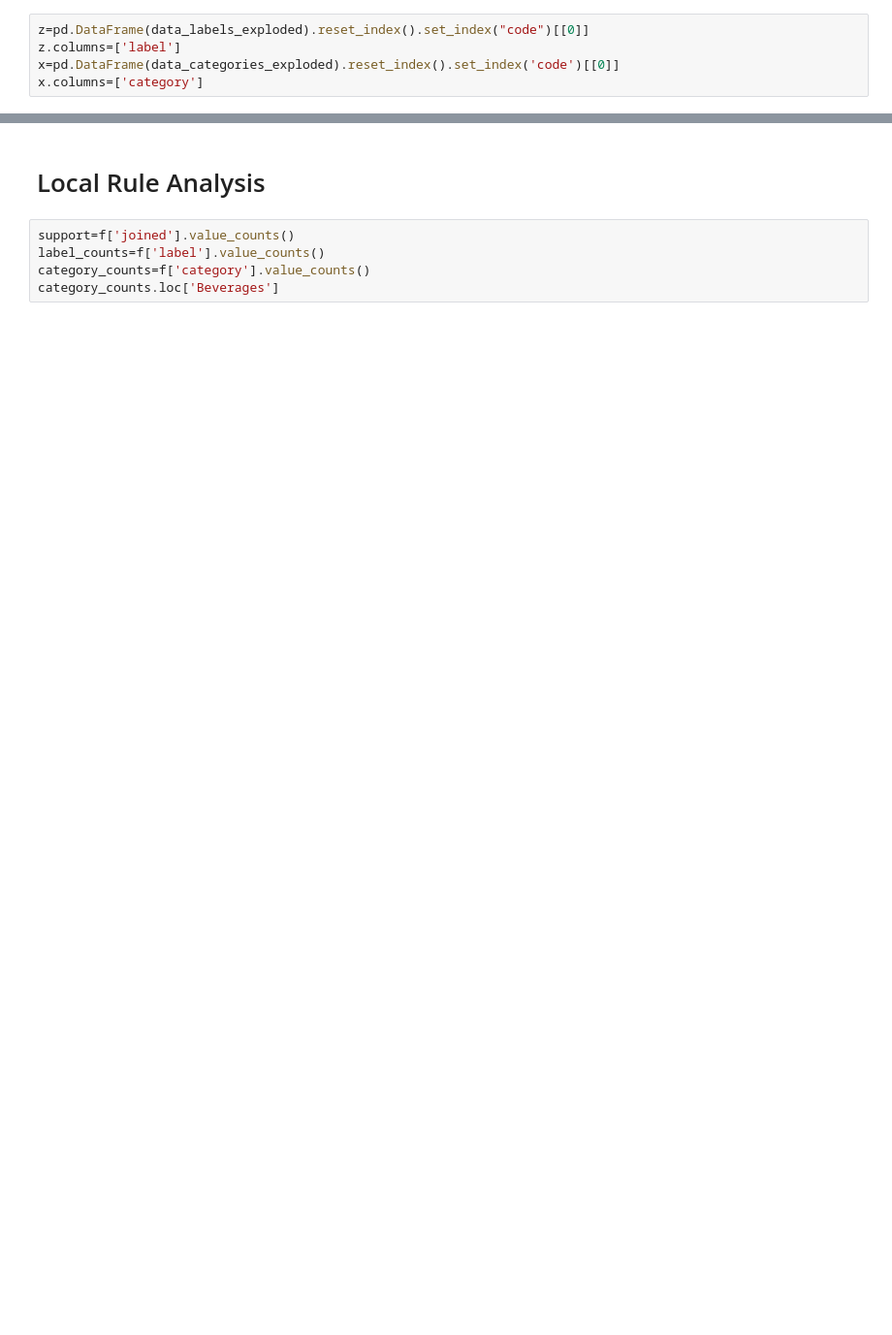
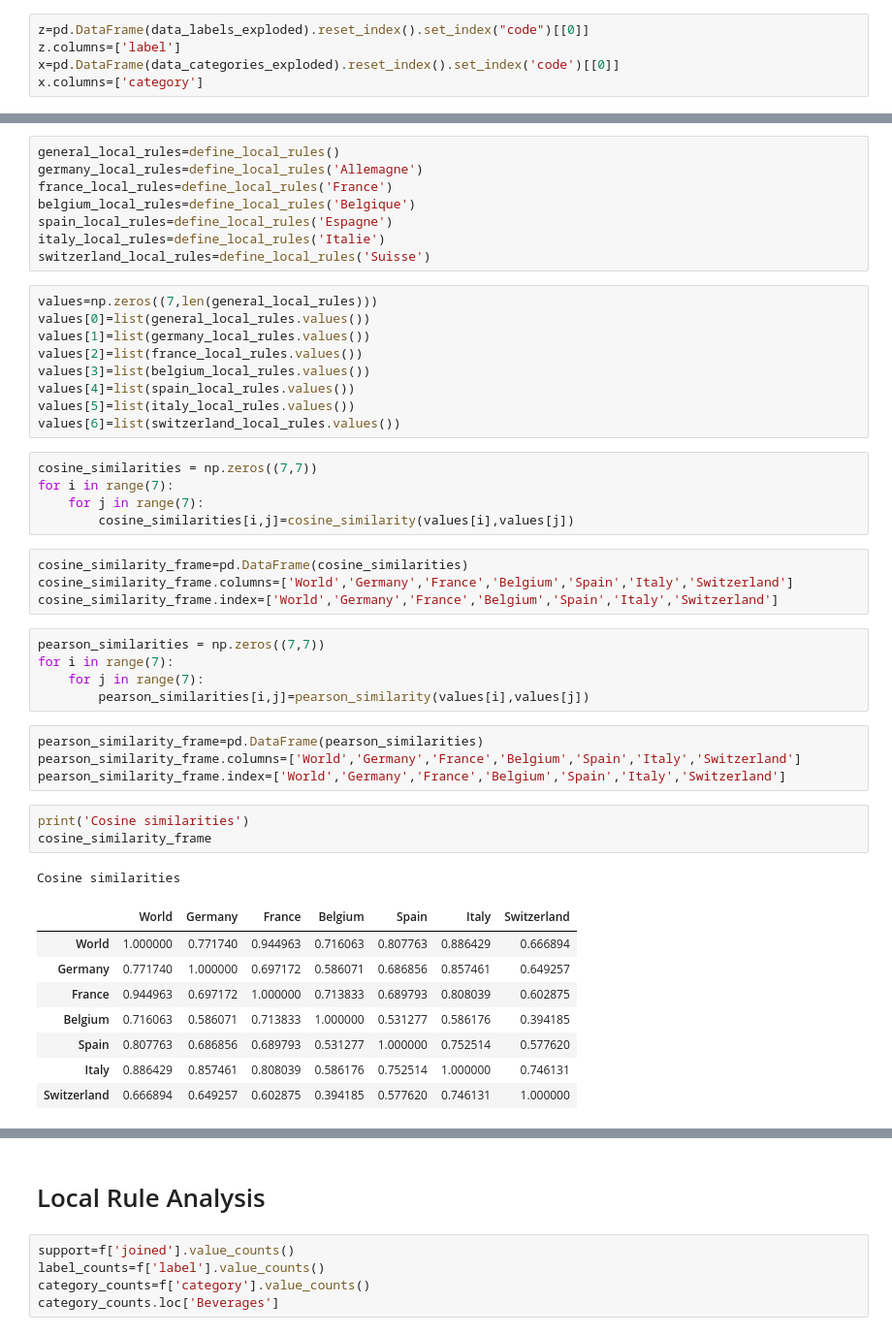
Before and after one commit to lanzrein/ada_project, a Jupyter notebook: JupiterAllmightyMicron.ipynb, the cells around one changed output, grey strips where cells are left out. Shown at 97% size. Cells and saved outputs as stored; diff of their text form; blank space fills up the shorter version.

Commit message:
local rule analysis

```diff
--- a/JupiterAllmightyMicron.ipynb
+++ b/JupiterAllmightyMicron.ipynb
@@ -55,0 +176,48 @@ highest_labels=highest_labels.tolist()
+# %%
+general_local_rules=define_local_rules()
+germany_local_rules=define_local_rules('Allemagne')
+france_local_rules=define_local_rules('France')
+belgium_local_rules=define_local_rules('Belgique')
+spain_local_rules=define_local_rules('Espagne')
+italy_local_rules=define_local_rules('Italie')
+switzerland_local_rules=define_local_rules('Suisse')
+# %%
+values=np.zeros((7,len(general_local_rules)))
+values[0]=list(general_local_rules.values())
+values[1]=list(germany_local_rules.values())
+values[2]=list(france_local_rules.values())
+values[3]=list(belgium_local_rules.values())
+values[4]=list(spain_local_rules.values())
+values[5]=list(italy_local_rules.values())
+values[6]=list(switzerland_local_rules.values())
+# %%
+cosine_similarities = np.zeros((7,7))
+for i in range(7):
+    for j in range(7):
+        cosine_similarities[i,j]=cosine_similarity(values[i],values[j])
+# %%
+cosine_similarity_frame=pd.DataFrame(cosine_similarities)
+cosine_similarity_frame.columns=['World','Germany','France','Belgium','Spain','Italy','Switzerland']
+cosine_similarity_frame.index=['World','Germany','France','Belgium','Spain','Italy','Switzerland']
+# %%
+pearson_similarities = np.zeros((7,7))
+for i in range(7):
+    for j in range(7):
+        pearson_similarities[i,j]=pearson_similarity(values[i],values[j])
+# %%
+pearson_similarity_frame=pd.DataFrame(pearson_similarities)
+pearson_similarity_frame.columns=['World','Germany','France','Belgium','Spain','Italy','Switzerland']
+pearson_similarity_frame.index=['World','Germany','France','Belgium','Spain','Italy','Switzerland']
+# %%
+print('Cosine similarities')
+cosine_similarity_frame
+# %% [output]
+Cosine similarities
+|  | World | Germany | France | Belgium | Spain | Italy | Switzerland |
+| World | 1.000000 | 0.771740 | 0.944963 | 0.716063 | 0.807763 | 0.886429 | 0.666894 |
+| Germany | 0.771740 | 1.000000 | 0.697172 | 0.586071 | 0.686856 | 0.857461 | 0.649257 |
+| France | 0.944963 | 0.697172 | 1.000000 | 0.713833 | 0.689793 | 0.808039 | 0.602875 |
+| Belgium | 0.716063 | 0.586071 | 0.713833 | 1.000000 | 0.531277 | 0.586176 | 0.394185 |
+| Spain | 0.807763 | 0.686856 | 0.689793 | 0.531277 | 1.000000 | 0.752514 | 0.577620 |
+| Italy | 0.886429 | 0.857461 | 0.808039 | 0.586176 | 0.752514 | 1.000000 | 0.746131 |
+| Switzerland | 0.666894 | 0.649257 | 0.602875 | 0.394185 | 0.577620 | 0.746131 | 1.000000 |
```
Also changed, not shown: parts of 25 cells of this notebook.
